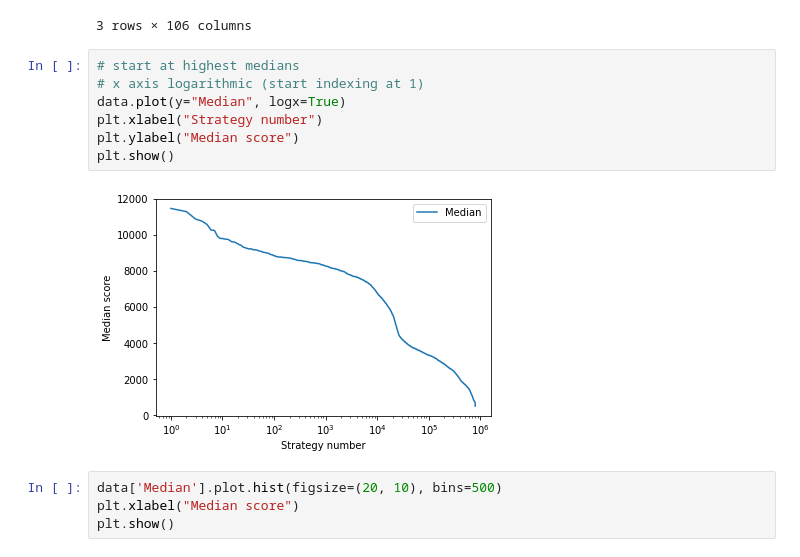
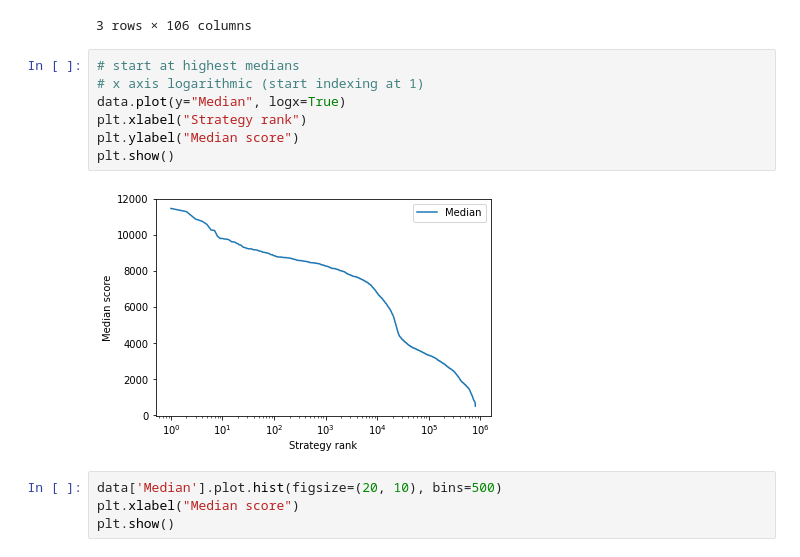
Before and after one commit to kennedymj97/msc-2048-ai, a Jupyter notebook: data/plot_median_info.ipynb, the cells around one changed output. Saved outputs shown, nothing was run; the diff lists cells and outputs as text.

Commit message:
changed ai to the strategy for the presentation

```diff
--- a/data/plot_median_info.ipynb
+++ b/data/plot_median_info.ipynb
@@ -71,12 +71,12 @@ data.head(3)
 # %%
 # start at highest medians
 # x axis logarithmic (start indexing at 1)
 data.plot(y="Median", logx=True)
-plt.xlabel("Strategy number")
+plt.xlabel("Strategy rank")
 plt.ylabel("Median score")
 plt.show()
 # %% [output]
-[figure, old version]
+[figure, new version]
 # %%
 data['Median'].plot.hist(figsize=(20, 10), bins=500)
 plt.xlabel("Median score")
```
Also changed, not shown: 4 other files.
